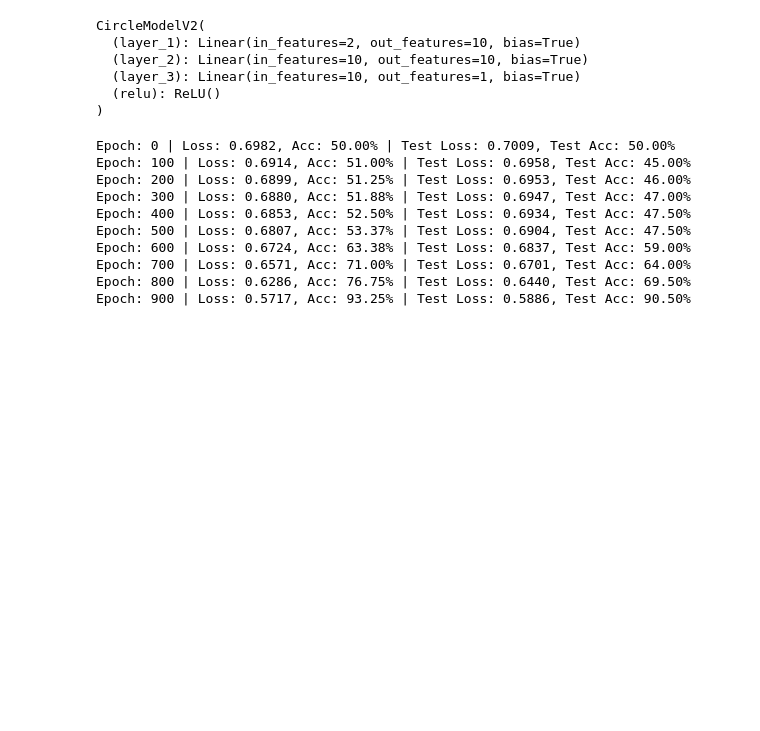
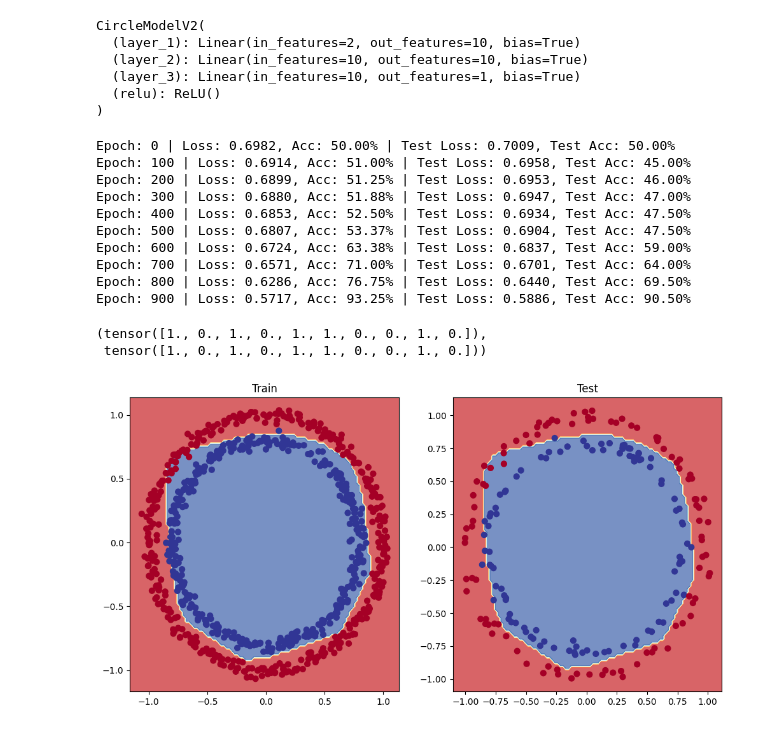
Before and after one commit to Alton01/neural_network_pytorch_classification, a Jupyter notebook: neural_network_pytorch_classification.ipynb, the cells around one changed output. Saved outputs shown, nothing was run; the diff lists cells and outputs as text; code cells hidden in the pictures; blank space fills up the shorter version.

Commit message:
Finalize ModelV2

```diff
--- a/neural_network_pytorch_classification.ipynb
+++ b/neural_network_pytorch_classification.ipynb
@@ -263,3 +263,26 @@ Epoch: 600 | Loss: 0.6724, Acc: 63.38% | Test Loss: 0.6837, Test Acc: 59.00%
 Epoch: 700 | Loss: 0.6571, Acc: 71.00% | Test Loss: 0.6701, Test Acc: 64.00%
 Epoch: 800 | Loss: 0.6286, Acc: 76.75% | Test Loss: 0.6440, Test Acc: 69.50%
 Epoch: 900 | Loss: 0.5717, Acc: 93.25% | Test Loss: 0.5886, Test Acc: 90.50%
+# %%
+# Make Predictions
+model_2.eval()
+with torch.inference_mode():
+  y_logits = model_2(X_test).squeeze()
+  y_pred = torch.round(torch.sigmoid(y_logits))
+
+y_pred[:10], y_test[:10]
+# %% [output]
+(tensor([1., 0., 1., 0., 1., 1., 0., 0., 1., 0.]),
+ tensor([1., 0., 1., 0., 1., 1., 0., 0., 1., 0.]))
+# %%
+# Plot decision boundaries
+
+plt.figure(figsize=(12, 6))
+plt.subplot(1, 2, 1)
+plt.title("Train")
+plot_decision_boundary(model_2, X_train, y_train)
+plt.subplot(1, 2, 2)
+plt.title("Test")
+plot_decision_boundary(model_2, X_test, y_test)
+# %% [output]
+[figure, added]
```
